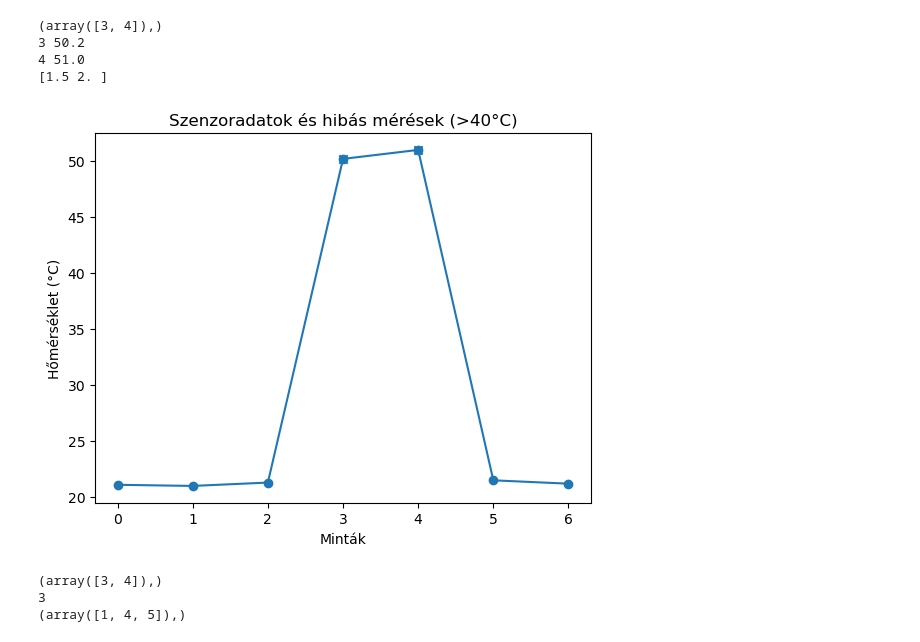
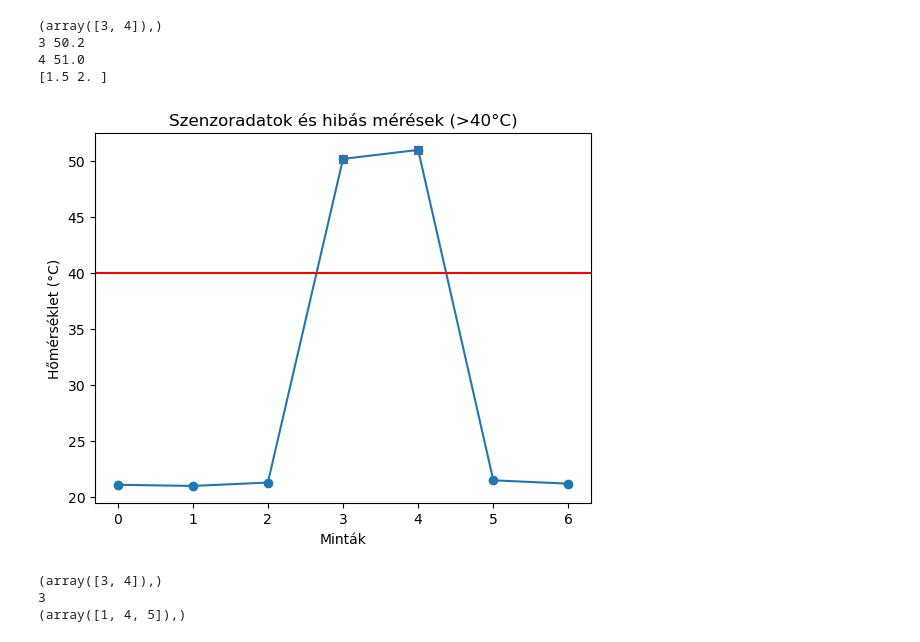
Before and after one commit to gludovatza/adatelemzes, a Jupyter notebook: anaconda_notebooks/search_where.ipynb, the cells around one changed output. Drawn from its saved outputs; the diff is of its cells as text; code cells hidden in the pictures.

```diff
--- a/anaconda_notebooks/search_where.ipynb
+++ b/anaconda_notebooks/search_where.ipynb
@@ -108,19 +108,20 @@ print(times)                  # array([1.5, 2.0])
 # %%
 import numpy as np
 import matplotlib.pyplot as plt
 
 temps = np.array([21.1, 21.0, 21.3, 50.2, 51.0, 21.5, 21.2])
 idx = np.where(temps > 40)[0]
 
 plt.figure()
 plt.plot(temps, marker='o')
-plt.scatter(idx, temps[idx], marker='x')  # hibás pontok jelölése
+plt.scatter(idx, temps[idx], marker='x', color='r')  # hibás pontok jelölése
+plt.axhline(40, color='r')
 plt.title("Szenzoradatok és hibás mérések (>40°C)")
 plt.xlabel("Minták")
 plt.ylabel("Hőmérséklet (°C)")
 plt.show()
 # %% [output]
-[figure, old version]
+[figure, new version]
 # %%
 # 2. feladat – Árfolyamváltozás vizsgálata (finance)
 
```
Also changed, not shown: parts of 4 cells of this notebook.
